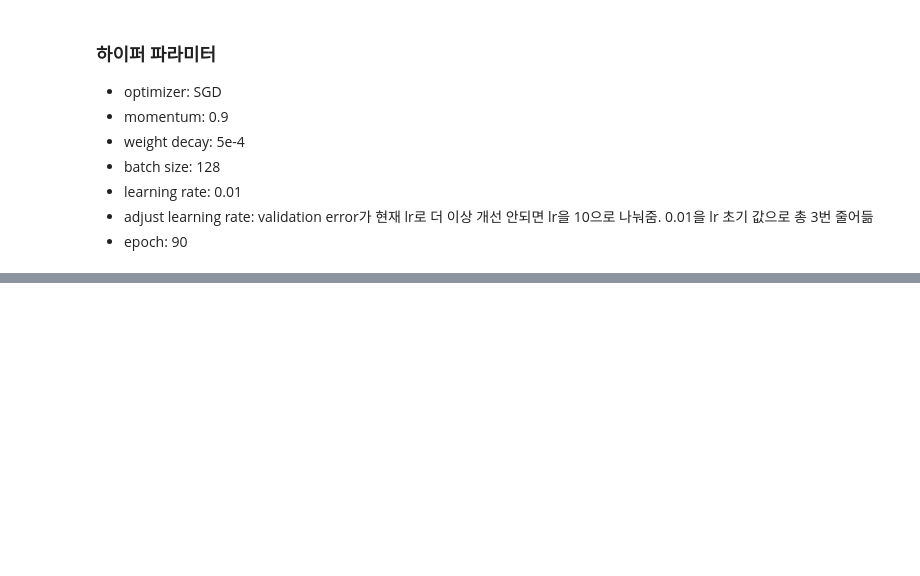
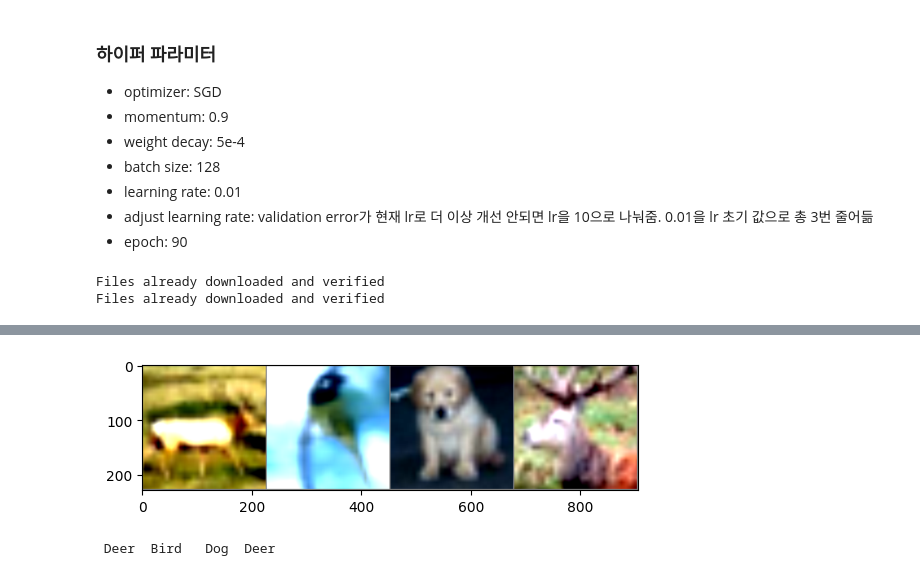
Before and after one commit to leew0nseok/computer-vision, a Jupyter notebook: model_code/AlexNet.ipynb, the cells around one changed output, grey strips where cells are left out. Saved outputs shown, nothing was run; the diff lists cells and outputs as text; code cells hidden in the pictures; blank space fills up the shorter version.

Commit message:
AlexNet_CIFAR10

```diff
--- a/model_code/AlexNet.ipynb
+++ b/model_code/AlexNet.ipynb
@@ -105,0 +106,41 @@ class Alexnet(torch.nn.Module):
+# %%
+transform = transforms.Compose([
+    transforms.Resize(256),
+    transforms.CenterCrop(224),
+    transforms.ToTensor(),
+    transforms.Normalize(mean=[0.485, 0.456, 0.406], std=[0.229, 0.224, 0.225]),
+])
+# %%
+train_data = torchvision.datasets.CIFAR10(root='./data', train=True, download=True, transform=transform)
+trainloader = torch.utils.data.DataLoader(train_data, batch_size=4, shuffle=True, num_workers=2)
+
+test_data = torchvision.datasets.CIFAR10(root='./data', train=False, download=True, transform=transform)
+testloader = torch.utils.data.DataLoader(test_data, batch_size=4, shuffle=False, num_workers=2)
+
+classes = ('Airplane', 'Car', 'Bird', 'Cat', 'Deer', 'Dog', 'Frog', 'Horse', 'Ship', 'Truck')
+# %% [output]
+Files already downloaded and verified
+Files already downloaded and verified
+# %%
+import matplotlib.pyplot as plt
+import numpy as np
+
+# functions to show an image
+
+
+def imshow(img):
+    img = img / 2 + 0.5     # unnormalize
+    npimg = img.numpy()
+    plt.imshow(np.transpose(npimg, (1, 2, 0)))
+    plt.show()
+
+
+# get some random training images
+dataiter = iter(trainloader)
+images, labels = next(dataiter)
+
+# show images
+imshow(torchvision.utils.make_grid(images))
+# print labels
+print(' '.join('%5s' % classes[labels[j]] for j in range(4)))
+# %% [output]
@@ -105,0 +148,2 @@ class Alexnet(torch.nn.Module):
+[figure, added]
+ Deer  Bird   Dog  Deer
```
Also changed, not shown: parts of 14 cells of this notebook.
